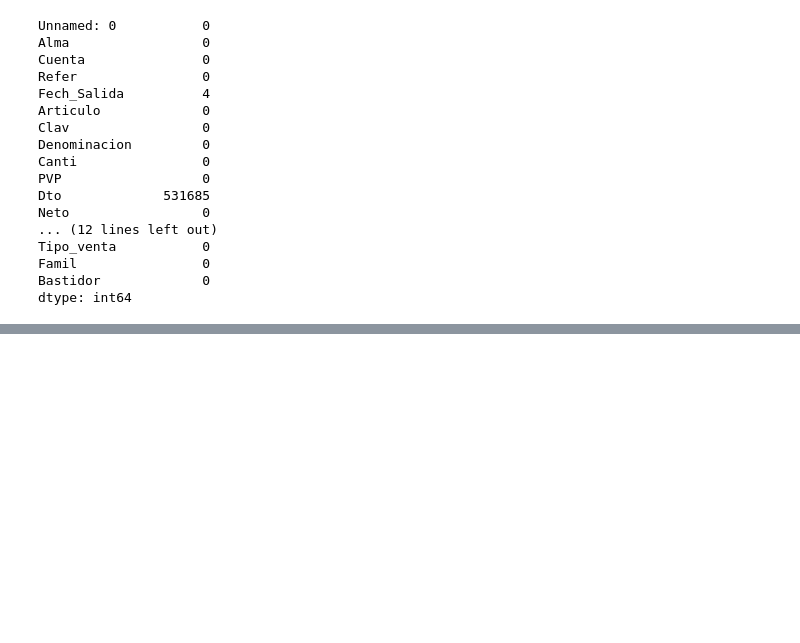
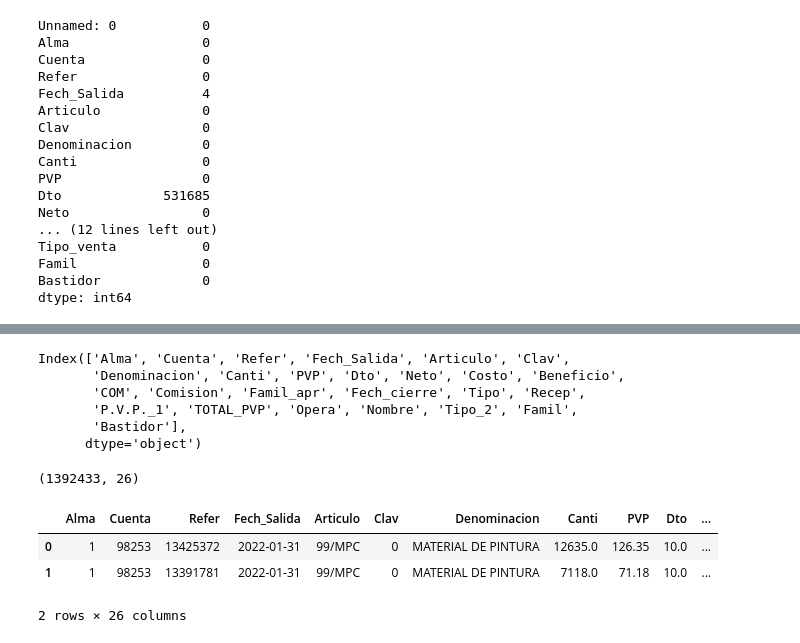
Before and after one commit to pacomm5/PLANTILLAS2, a Jupyter notebook: RECAMBIOS_NUEVO_LISTADO.ipynb, the cells around one changed output, grey strips where cells are left out. Saved outputs shown, nothing was run; the diff lists cells and outputs as text; code cells hidden in the pictures; blank space fills up the shorter version.

```diff
--- a/RECAMBIOS_NUEVO_LISTADO.ipynb
+++ b/RECAMBIOS_NUEVO_LISTADO.ipynb
@@ -1280,3 +1312,7 @@ df_2022.shape
+# %%
+dataframes = [df_enero_2022, df_febrero_2022, df_marzo_2022, df_abril_2022, df_mayo_2022, df_junio_2022]
+# %%
+total_recambios_2022 = pd.concat(dataframes)
 # %%
-df_2022 = df_2022.rename(columns={"Refer.":"Refer", "Fec.sali": "Fech_Salida", "Artículo":"Articulo", "P.V.P.": "PVP", "Dto.":"Dto", "% Com":"COM", "Fam.a":"Famil_apr", "F.cierre":"Fech_cierre",
+total_recambios_2022 = total_recambios_2022.rename(columns={"Refer.":"Refer", "Fec.sali": "Fech_Salida", "Artículo":"Articulo", "P.V.P.": "PVP", "Dto.":"Dto", "% Com":"COM", "Fam.a":"Famil_apr", "F.cierre":"Fech_cierre",
                         "P.V.P..1": "PVP1", "TOTAL PVP":"TOTAL_PVP","Tipo.1": "Tipo_venta" })
@@ -1287,2 +1319,15 @@ df_2022 = df_2022[~df_2022.Canti.isnull()]
+# %%
+total_recambios_2022.columns
+# %% [output]
+Index(['Alma', 'Cuenta', 'Refer', 'Fech_Salida', 'Articulo', 'Clav',
+       'Denominacion', 'Canti', 'PVP', 'Dto', 'Neto', 'Costo', 'Beneficio',
+       'COM', 'Comision', 'Famil_apr', 'Fech_cierre', 'Tipo', 'Recep',
+       'P.V.P._1', 'TOTAL_PVP', 'Opera', 'Nombre', 'Tipo_2', 'Famil',
+       'Bastidor'],
+      dtype='object')
+# %%
+total_recambios_2022 = total_recambios_2022[~total_recambios_2022.Cuenta.isnull()]
+total_recambios_2022 = total_recambios_2022[~total_recambios_2022.Fech_cierre.isnull()]
+total_recambios_2022 = total_recambios_2022[~total_recambios_2022.Canti.isnull()]
 # %%
 # lo primero que voy a hacer es cambiar de tipo de datos.
@@ -1314 +1359,12 @@ df_2022["Bastidor"] = df_2022["Bastidor"].apply(str)
+# %%
+total_recambios_hasta_2021_final.shape
+# %% [output]
+(1392433, 26)
+# %%
+total_recambios_2022.head(2)
+# %% [output]
+|  | Alma | Cuenta | Refer | Fech_Salida | Articulo | Clav | Denominacion | Canti | PVP | Dto | ... |
+| 0 | 1 | 98253 | 13425372 | 2022-01-31 | 99/MPC | 0 | MATERIAL DE PINTURA | 12635.0 | 126.35 | 10.0 | ... |
+| 1 | 1 | 98253 | 13391781 | 2022-01-31 | 99/MPC | 0 | MATERIAL DE PINTURA | 7118.0 | 71.18 | 10.0 | ... |
+2 rows × 26 columns
 # %%
```
Also changed, not shown: parts of 13 cells of this notebook.
